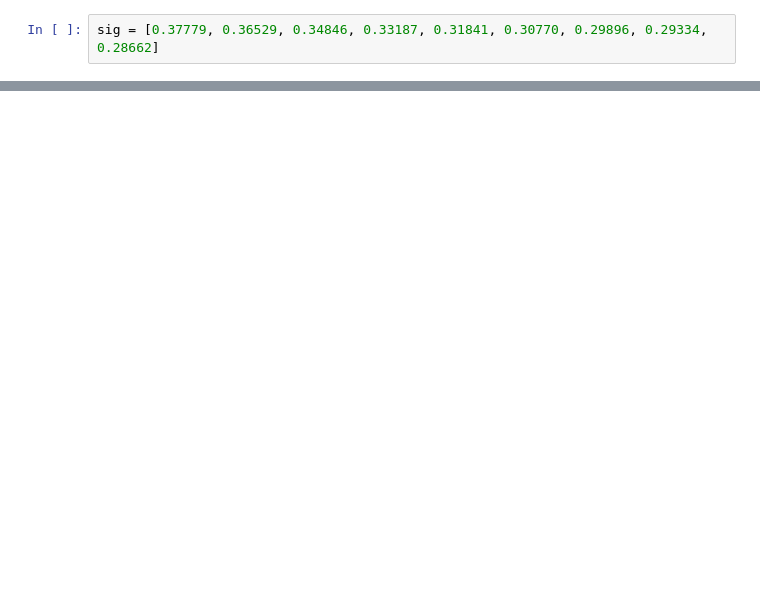
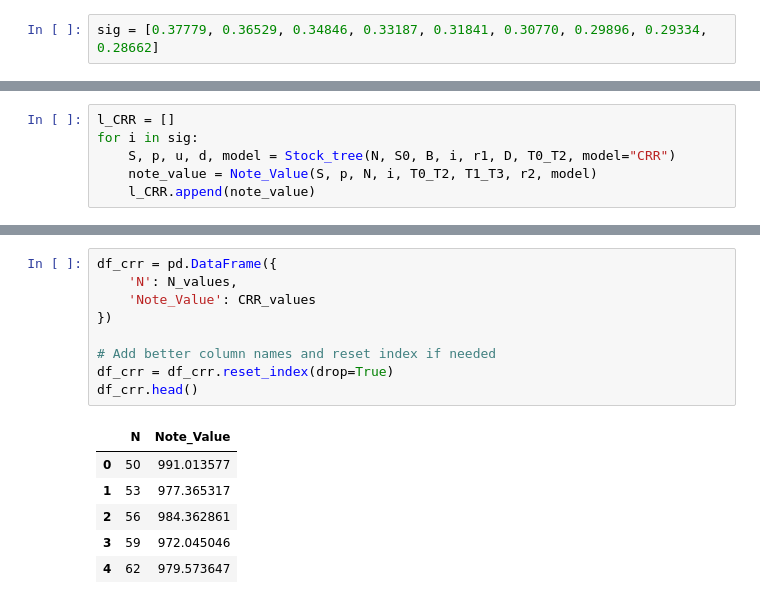
Before and after one commit to yadvesh28/Complex_Derivatives_Valuation_Projects, a Jupyter notebook: Project_1/Issuer_callable.ipynb, the cells around one changed output, grey strips where cells are left out. Cells and saved outputs as stored; diff of their text form; blank space fills up the shorter version.

```diff
--- a/Project_1/Issuer_callable.ipynb
+++ b/Project_1/Issuer_callable.ipynb
@@ -759,0 +448,6 @@ r1
+# %%
+l_CRR = []
+for i in sig:
+    S, p, u, d, model = Stock_tree(N, S0, B, i, r1, D, T0_T2, model="CRR")
+    note_value = Note_Value(S, p, N, i, T0_T2, T1_T3, r2, model)
+    l_CRR.append(note_value)
@@ -759,0 +549,16 @@ r1
+# %%
+df_crr = pd.DataFrame({
+    'N': N_values,
+    'Note_Value': CRR_values
+})
+
+# Add better column names and reset index if needed
+df_crr = df_crr.reset_index(drop=True)
+df_crr.head()
+# %% [output]
+|  | N | Note_Value |
+| 0 | 50 | 991.013577 |
+| 1 | 53 | 977.365317 |
+| 2 | 56 | 984.362861 |
+| 3 | 59 | 972.045046 |
+| 4 | 62 | 979.573647 |
```
Also changed, not shown: parts of 60 cells of this notebook.
